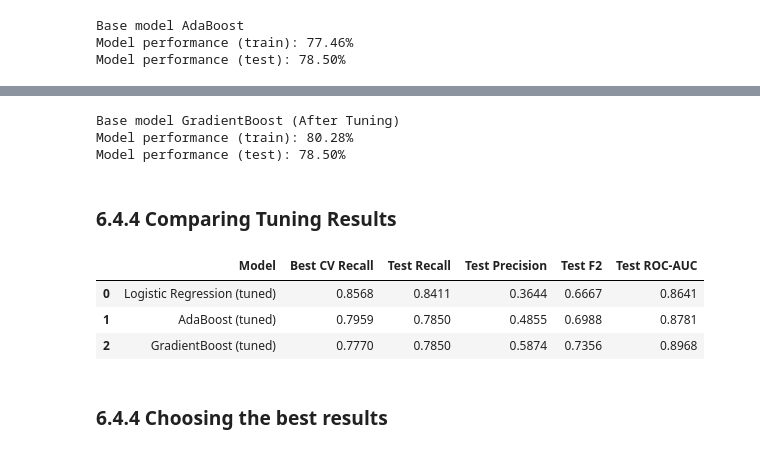
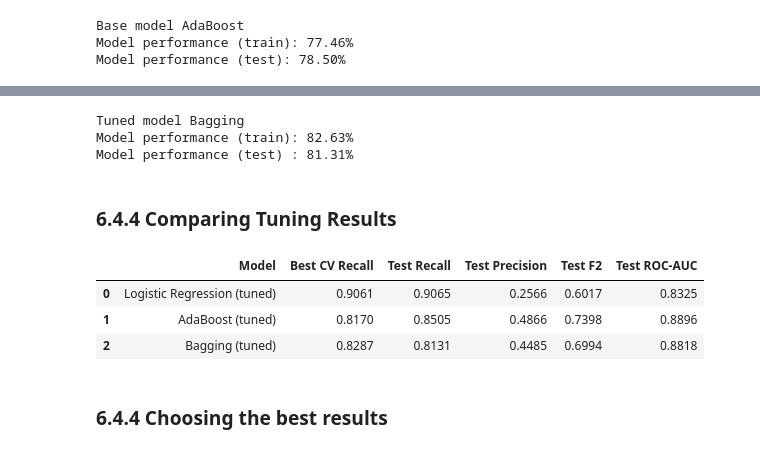
Before and after one commit to MikaMahaputra/E-Commerce-Customer-Churn, a Jupyter notebook: notebook/e-commerce-churn-analysis.ipynb, the cells around one changed output, grey strips where cells are left out. Cells and saved outputs as stored; diff of their text form; code cells hidden in the pictures.

```diff
--- a/notebook/e-commerce-churn-analysis.ipynb
+++ b/notebook/e-commerce-churn-analysis.ipynb
@@ -1755,18 +1754,22 @@ Model performance (test): 84.11%
 best_ab = clone(model_res_pipeline.set_params(classifier=ab))
 # %%
 ab_param_grid = {
-    'classifier__n_estimators':  [50, 100, 200, 300],
-    'classifier__learning_rate': [0.01, 0.1, 0.5, 1.0],
-    'feature_selection__k':      [8, 10, 12, 'all'],
+    'classifier__n_estimators':        [25, 50, 75, 100, 150, 200, 300, 500],
+    'classifier__learning_rate':       [0.001, 0.005, 0.01, 0.05, 0.1, 0.3, 0.5, 1.0, 2.0],
+    'classifier__estimator__max_depth':[1, 2, 3],
+    'feature_selection__k':            [6, 8, 10, 12, 'all'],
 }
 
-ab_tuning = RandomizedSearchCV(
-    estimator=best_ab,
-    param_distributions=ab_param_grid,
-    n_iter=50,
+ab_tuning = GridSearchCV(
+    estimator=model_res_pipeline.set_params(
+        classifier=AdaBoostClassifier(
+            estimator=DecisionTreeClassifier(),
+            random_state=RANDOM_STATE
+        )
+    ),
+    param_grid=ab_param_grid,
     scoring='recall',
-    cv=StratifiedKFold(random_state=RANDOM_STATE, shuffle=True),
-    random_state=RANDOM_STATE,
+    cv=StratifiedKFold(n_splits=5, shuffle=True, random_state=RANDOM_STATE),
     n_jobs=-1,
     verbose=1
 )
@@ -1835,4 +1838,4 @@ Model performance (test): 78.50%
 # %%
-# TODO: Save best AdaBoost
-best_gb = clone(model_res_pipeline.set_params(classifier=gb))
+# Save best bagging
+best_bagging = clone(model_res_pipeline.set_params(classifier=bagging))
 # %%
@@ -1905,43 +1909,43 @@ Model performance (test): 71.03%
 # %%
-# TODO: Model prediction (after tuning)
-y_train_pred_gb = tunned_gb.predict(x_train)
-y_test_pred_gb = tunned_gb.predict(x_test)
+# After tuning
+y_train_pred_bagging = tunned_bagging.predict(x_train)
+y_test_pred_bagging  = tunned_bagging.predict(x_test)
 
-print('Base model GradientBoost (After Tuning)')
-print(f'Model performance (train): {recall_score(y_train, y_train_pred_gb):.2%}')
-print(f'Model performance (test): {recall_score(y_test, y_test_pred_gb):.2%}')
+print('Tuned model Bagging')
+print(f'Model performance (train): {recall_score(y_train, y_train_pred_bagging):.2%}')
+print(f'Model performance (test) : {recall_score(y_test, y_test_pred_bagging):.2%}')
 # %% [output]
-Base model GradientBoost (After Tuning)
-Model performance (train): 80.28%
-Model performance (test): 78.50%
+Tuned model Bagging
+Model performance (train): 82.63%
+Model performance (test) : 81.31%
 # %% [markdown]
 ### 6.4.4 Comparing Tuning Results
 # %%
 tuning_rows = []
 
 for name, tuning, best_model in [
-    ('Logistic Regression (tuned)', lr_tuning,  best_lr),
-    ('AdaBoost (tuned)',            ab_tuning,  best_ab),
-    ('GradientBoost (tuned)',       gb_tuning,  best_gb),
+    ('Logistic Regression (tuned)', lr_tuning,      best_lr),
+    ('AdaBoost (tuned)',            ab_tuning,      best_ab),
+    ('Bagging (tuned)',             bagging_tuning, best_bagging),
 ]:
     y_pred = best_model.predict(x_test)
     roc    = roc_auc_score(y_test, best_model.predict_proba(x_test)[:, 1])
     tuning_rows.append({
-        'Model':            name,
-        'Best CV Recall':   round(tuning.best_score_, 4),
-        'Test Recall':      round(recall_score(y_test, y_pred), 4),
-        'Test Precision':   round(precision_score(y_test, y_pred), 4),
-        'Test F2':          round(fbeta_score(y_test, y_pred, beta=2), 4),
-        'Test ROC-AUC':     round(roc, 4),
+        'Model':          name,
+        'Best CV Recall': round(tuning.best_score_, 4),
+        'Test Recall':    round(recall_score(y_test, y_pred), 4),
+        'Test Precision': round(precision_score(y_test, y_pred), 4),
+        'Test F2':        round(fbeta_score(y_test, y_pred, beta=2), 4),
+        'Test ROC-AUC':   round(roc, 4),
     })
 
 tuning_df = pd.DataFrame(tuning_rows).sort_values('Test Recall', ascending=False)
 display(tuning_df)
 # %% [output]
 |  | Model | Best CV Recall | Test Recall | Test Precision | Test F2 | Test ROC-AUC |
-| 0 | Logistic Regression (tuned) | 0.8568 | 0.8411 | 0.3644 | 0.6667 | 0.8641 |
-| 1 | AdaBoost (tuned) | 0.7959 | 0.7850 | 0.4855 | 0.6988 | 0.8781 |
-| 2 | GradientBoost (tuned) | 0.7770 | 0.7850 | 0.5874 | 0.7356 | 0.8968 |
+| 0 | Logistic Regression (tuned) | 0.9061 | 0.9065 | 0.2566 | 0.6017 | 0.8325 |
+| 1 | AdaBoost (tuned) | 0.8170 | 0.8505 | 0.4866 | 0.7398 | 0.8896 |
+| 2 | Bagging (tuned) | 0.8287 | 0.8131 | 0.4485 | 0.6994 | 0.8818 |
 # %% [markdown]
 ### 6.4.4 Choosing the best results
 # %%
```
Also changed, not shown: parts of 19 cells of this notebook.
